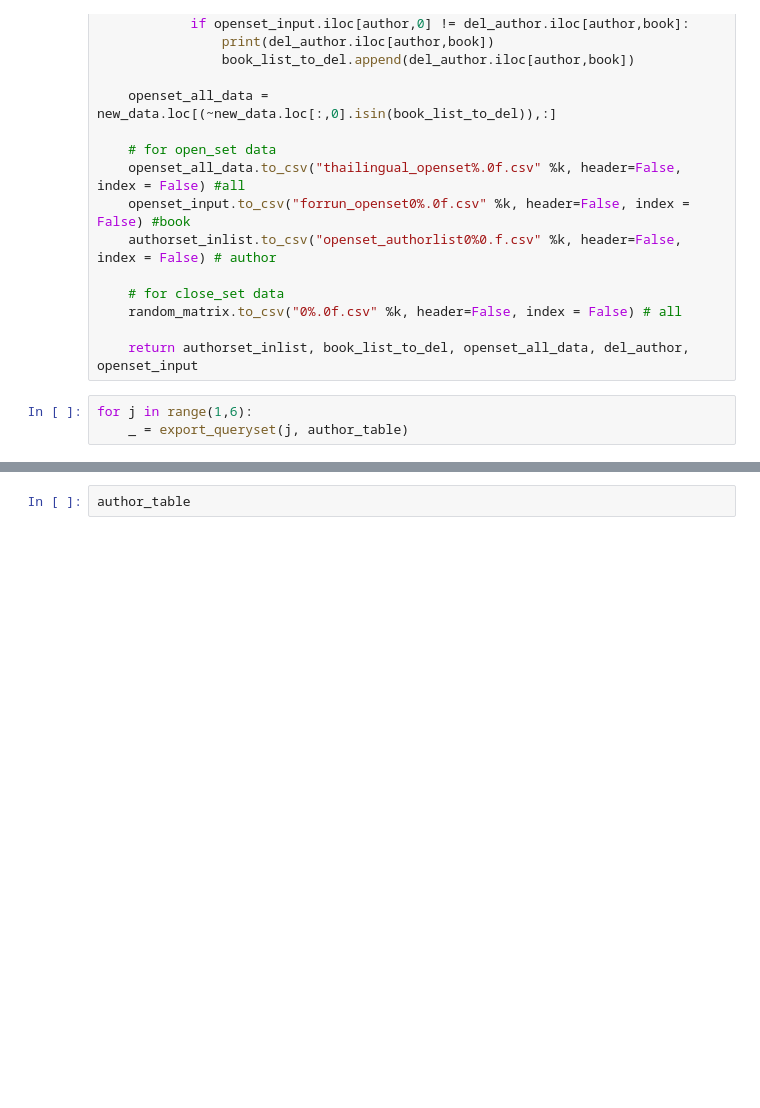
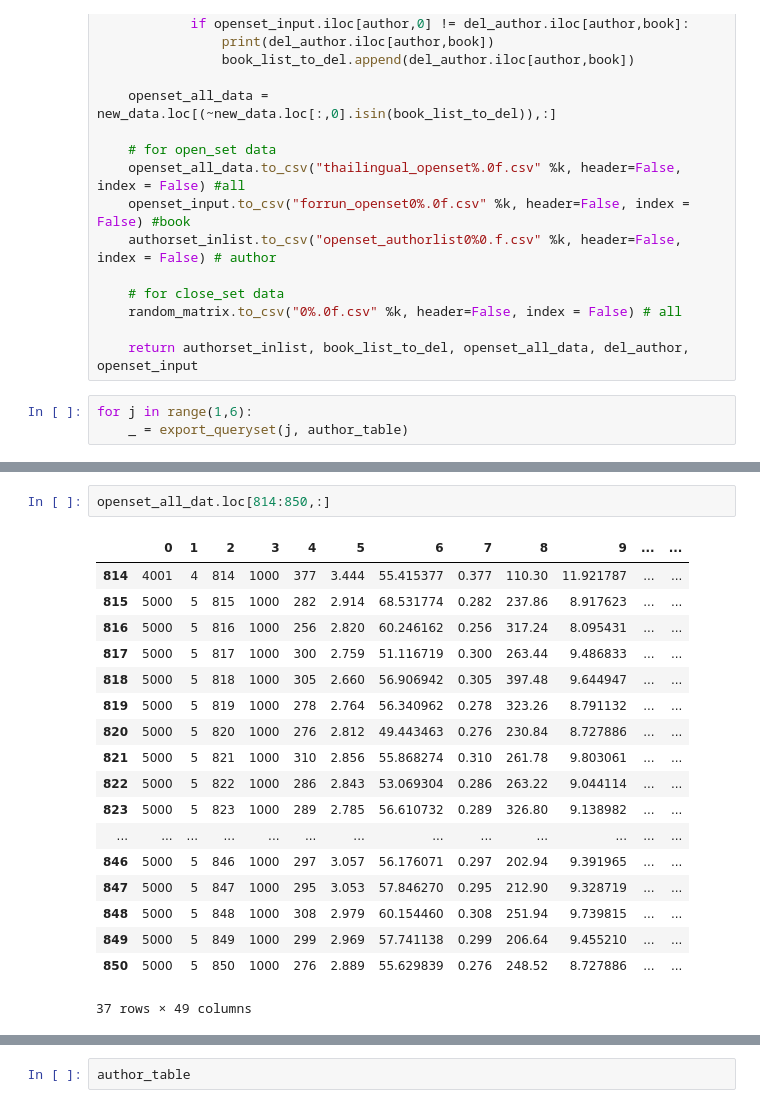
Before and after one commit to lawofearth/ThaiStylometry, a Jupyter notebook: TrainTest.ipynb, the cells around one changed output, grey strips where cells are left out. Saved outputs shown, nothing was run; the diff lists cells and outputs as text; blank space fills up the shorter version.

```diff
--- a/TrainTest.ipynb
+++ b/TrainTest.ipynb
@@ -154,0 +174,21 @@ openset_all_dat
+# %%
+openset_all_dat.loc[814:850,:]
+# %% [output]
+|  | 0 | 1 | 2 | 3 | 4 | 5 | 6 | 7 | 8 | 9 | ... | ... |
+| 814 | 4001 | 4 | 814 | 1000 | 377 | 3.444 | 55.415377 | 0.377 | 110.30 | 11.921787 | ... | ... |
+| 815 | 5000 | 5 | 815 | 1000 | 282 | 2.914 | 68.531774 | 0.282 | 237.86 | 8.917623 | ... | ... |
+| 816 | 5000 | 5 | 816 | 1000 | 256 | 2.820 | 60.246162 | 0.256 | 317.24 | 8.095431 | ... | ... |
+| 817 | 5000 | 5 | 817 | 1000 | 300 | 2.759 | 51.116719 | 0.300 | 263.44 | 9.486833 | ... | ... |
+| 818 | 5000 | 5 | 818 | 1000 | 305 | 2.660 | 56.906942 | 0.305 | 397.48 | 9.644947 | ... | ... |
+| 819 | 5000 | 5 | 819 | 1000 | 278 | 2.764 | 56.340962 | 0.278 | 323.26 | 8.791132 | ... | ... |
+| 820 | 5000 | 5 | 820 | 1000 | 276 | 2.812 | 49.443463 | 0.276 | 230.84 | 8.727886 | ... | ... |
+| 821 | 5000 | 5 | 821 | 1000 | 310 | 2.856 | 55.868274 | 0.310 | 261.78 | 9.803061 | ... | ... |
+| 822 | 5000 | 5 | 822 | 1000 | 286 | 2.843 | 53.069304 | 0.286 | 263.22 | 9.044114 | ... | ... |
+| 823 | 5000 | 5 | 823 | 1000 | 289 | 2.785 | 56.610732 | 0.289 | 326.80 | 9.138982 | ... | ... |
+| ... | ... | ... | ... | ... | ... | ... | ... | ... | ... | ... | ... | ... |
+| 846 | 5000 | 5 | 846 | 1000 | 297 | 3.057 | 56.176071 | 0.297 | 202.94 | 9.391965 | ... | ... |
+| 847 | 5000 | 5 | 847 | 1000 | 295 | 3.053 | 57.846270 | 0.295 | 212.90 | 9.328719 | ... | ... |
+| 848 | 5000 | 5 | 848 | 1000 | 308 | 2.979 | 60.154460 | 0.308 | 251.94 | 9.739815 | ... | ... |
+| 849 | 5000 | 5 | 849 | 1000 | 299 | 2.969 | 57.741138 | 0.299 | 206.64 | 9.455210 | ... | ... |
+| 850 | 5000 | 5 | 850 | 1000 | 276 | 2.889 | 55.629839 | 0.276 | 248.52 | 8.727886 | ... | ... |
+37 rows × 49 columns
```
Also changed, not shown: parts of 6 cells of this notebook, 1 other file.
